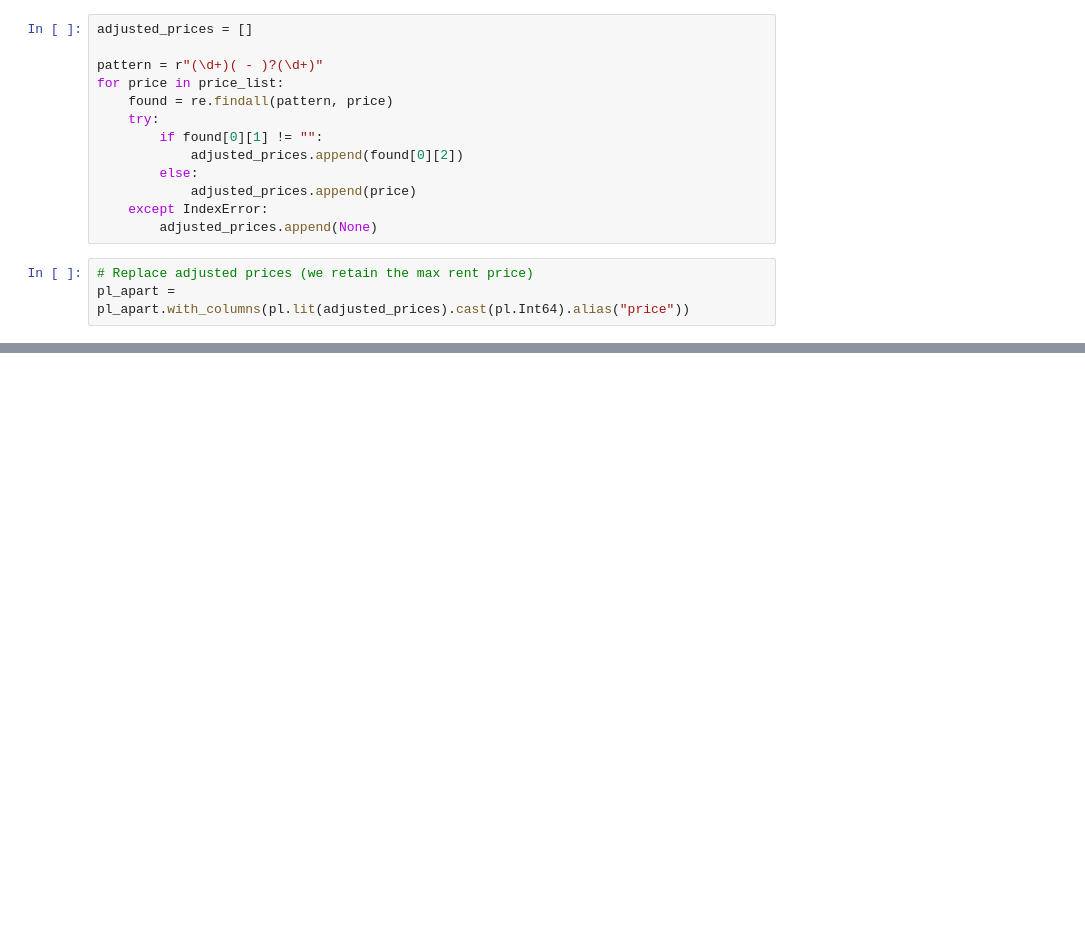
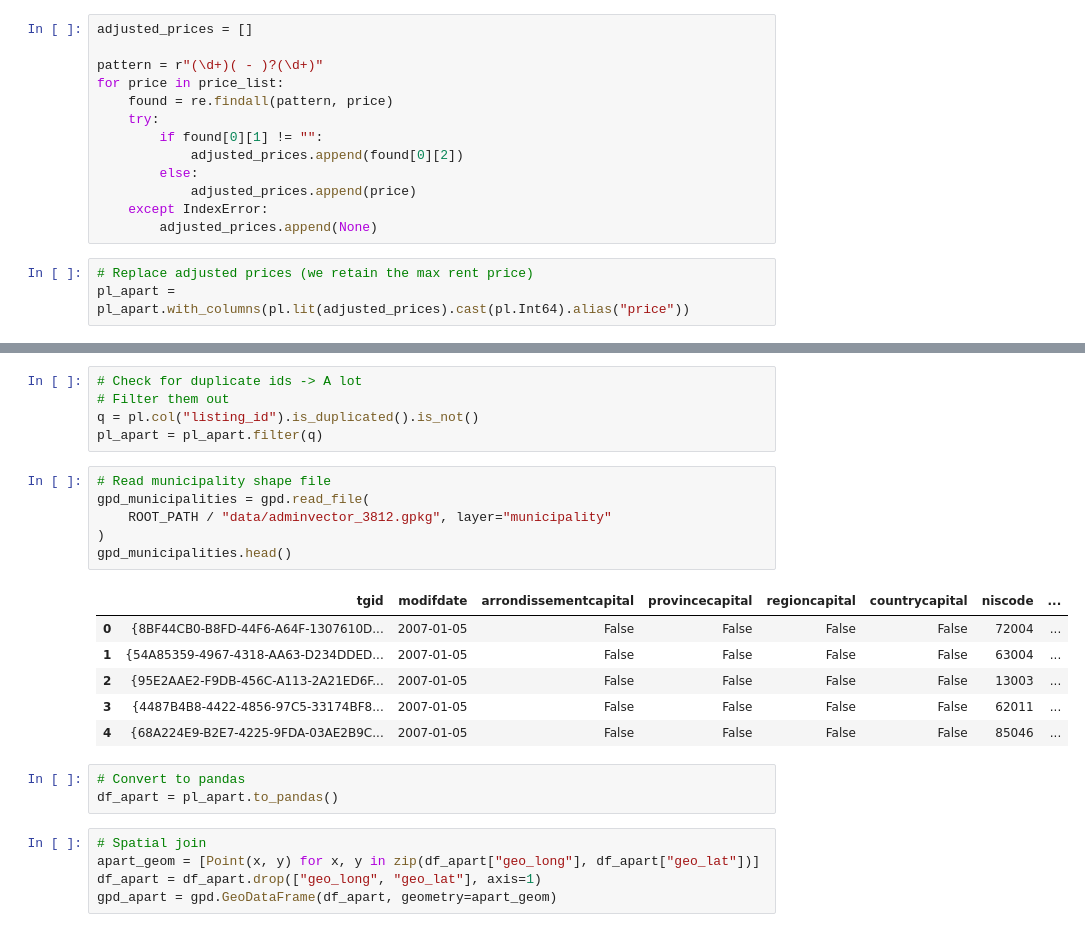
Before and after one commit to marcandre259/immo_report, a Jupyter notebook: notebooks/marki/m2_geo_check.ipynb, the cells around one changed output, grey strips where cells are left out. Drawn from its saved outputs; the diff is of its cells as text; blank space fills up the shorter version.

```diff
--- a/notebooks/marki/m2_geo_check.ipynb
+++ b/notebooks/marki/m2_geo_check.ipynb
@@ -200,0 +257,26 @@ pl_apart = pl_apart.with_columns(q)
+# %%
+# Check for duplicate ids -> A lot
+# Filter them out
+q = pl.col("listing_id").is_duplicated().is_not()
+pl_apart = pl_apart.filter(q)
+# %%
+# Read municipality shape file
+gpd_municipalities = gpd.read_file(
+    ROOT_PATH / "data/adminvector_3812.gpkg", layer="municipality"
+)
+gpd_municipalities.head()
+# %% [output]
+|  | tgid | modifdate | arrondissementcapital | provincecapital | regioncapital | countrycapital | niscode | ... |
+| 0 | {8BF44CB0-B8FD-44F6-A64F-1307610D... | 2007-01-05 | False | False | False | False | 72004 | ... |
+| 1 | {54A85359-4967-4318-AA63-D234DDED... | 2007-01-05 | False | False | False | False | 63004 | ... |
+| 2 | {95E2AAE2-F9DB-456C-A113-2A21ED6F... | 2007-01-05 | False | False | False | False | 13003 | ... |
+| 3 | {4487B4B8-4422-4856-97C5-33174BF8... | 2007-01-05 | False | False | False | False | 62011 | ... |
+| 4 | {68A224E9-B2E7-4225-9FDA-03AE2B9C... | 2007-01-05 | False | False | False | False | 85046 | ... |
+# %%
+# Convert to pandas
+df_apart = pl_apart.to_pandas()
+# %%
+# Spatial join
+apart_geom = [Point(x, y) for x, y in zip(df_apart["geo_long"], df_apart["geo_lat"])]
+df_apart = df_apart.drop(["geo_long", "geo_lat"], axis=1)
+gpd_apart = gpd.GeoDataFrame(df_apart, geometry=apart_geom)
```
Also changed, not shown: parts of 8 cells of this notebook, 2 other files.
